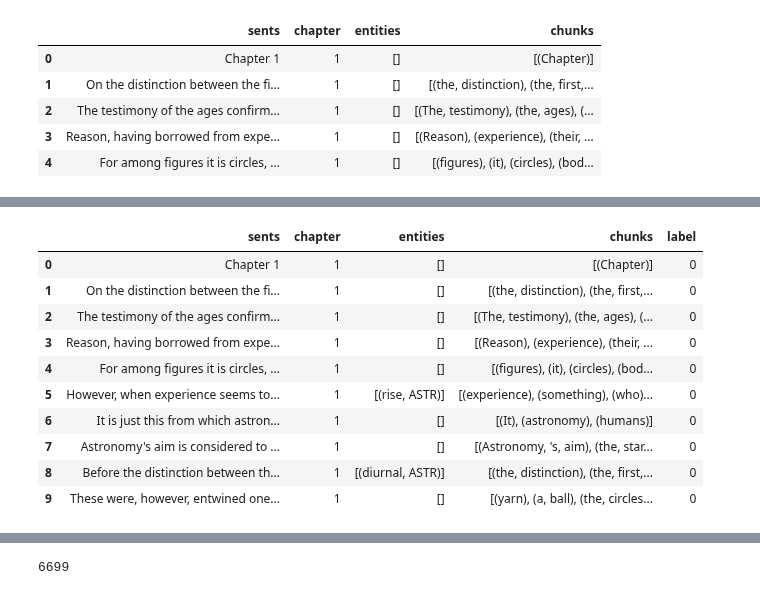
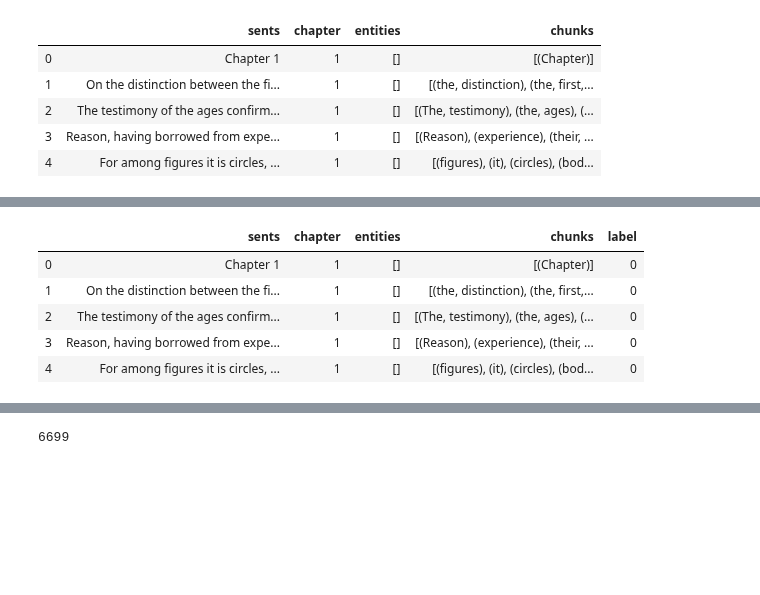
Before and after one commit to myeghaneh/BZML, a Jupyter notebook: ml/notebooks/13_02_updated_Observation_Sents.ipynb, the cells around one changed output, grey strips where cells are left out. Drawn from its saved outputs; the diff is of its cells as text; code cells hidden in the pictures; blank space fills up the shorter version.

```diff
--- a/ml/notebooks/13_02_updated_Observation_Sents.ipynb
+++ b/ml/notebooks/13_02_updated_Observation_Sents.ipynb
@@ -139,22 +137,28 @@ def annot_observation_01(x):
     else:
         y=0
     return y
+# %%
+def annot_observation_02(x):
+    list_en=[]
+    for idx in range(0,len(x)):
+        list_en.append(x[idx][1])
+    result= all(lst in list_en for lst in ["LONG","DATE","TIME"])
+    if result:
+        y=1
+    else:
+        y=0
+    return y
 # %%
-df['label'] = df['entities'].apply(lambda x: annot_observation_01(x))
+df['label'] = df['entities'].apply(lambda x: annot_observation_02(x))
 # %%
-df.head(10)
+df.head()
 # %% [output]
 |  | sents | chapter | entities | chunks | label |
 | 0 | Chapter 1 | 1 | [] | [(Chapter)] | 0 |
 | 1 | On the distinction between the fi... | 1 | [] | [(the, distinction), (the, first,... | 0 |
 | 2 | The testimony of the ages confirm... | 1 | [] | [(The, testimony), (the, ages), (... | 0 |
 | 3 | Reason, having borrowed from expe... | 1 | [] | [(Reason), (experience), (their, ... | 0 |
 | 4 | For among figures it is circles, ... | 1 | [] | [(figures), (it), (circles), (bod... | 0 |
-| 5 | However, when experience seems to... | 1 | [(rise, ASTR)] | [(experience), (something), (who)... | 0 |
-| 6 | It is just this from which astron... | 1 | [] | [(It), (astronomy), (humans)] | 0 |
-| 7 | Astronomy's aim is considered to ... | 1 | [] | [(Astronomy, 's, aim), (the, star... | 0 |
-| 8 | Before the distinction between th... | 1 | [(diurnal, ASTR)] | [(the, distinction), (the, first,... | 0 |
-| 9 | These were, however, entwined one... | 1 | [] | [(yarn), (a, ball), (the, circles... | 0 |
 # %%
 df.tail(10)
 # %% [output]
```
Also changed, not shown: parts of 9 cells of this notebook, 15 other files.
